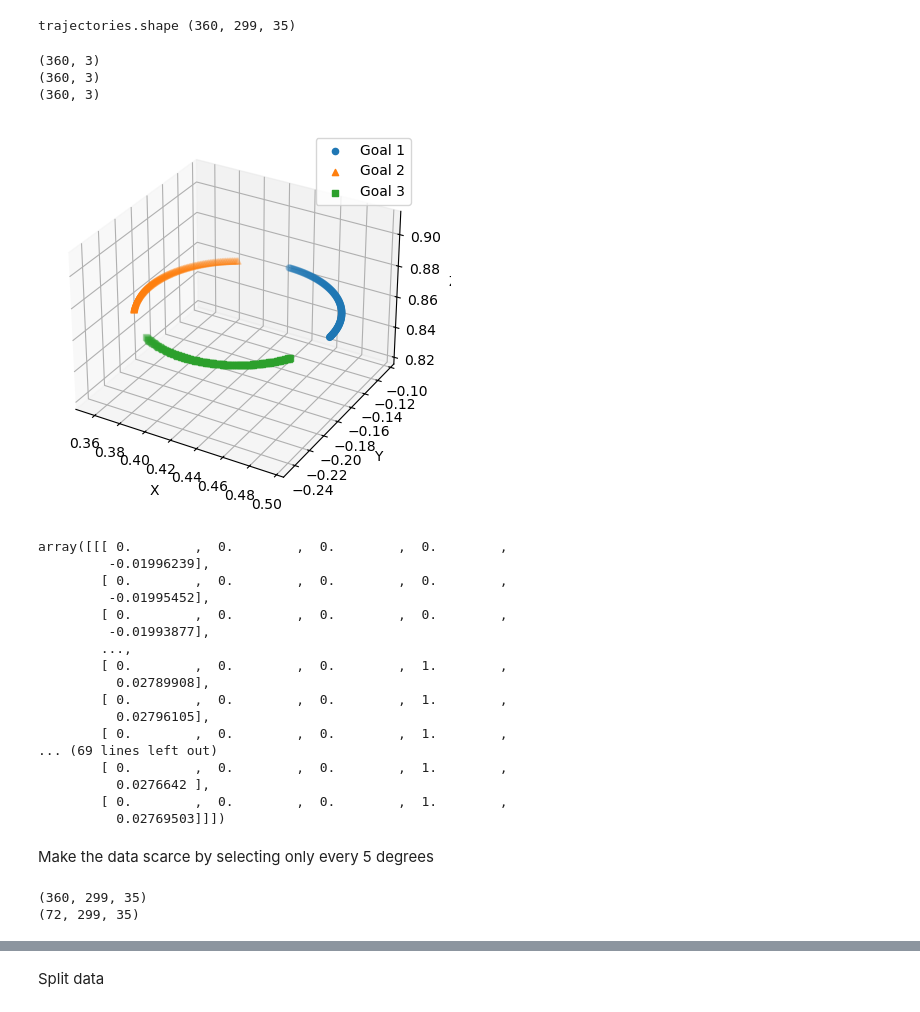
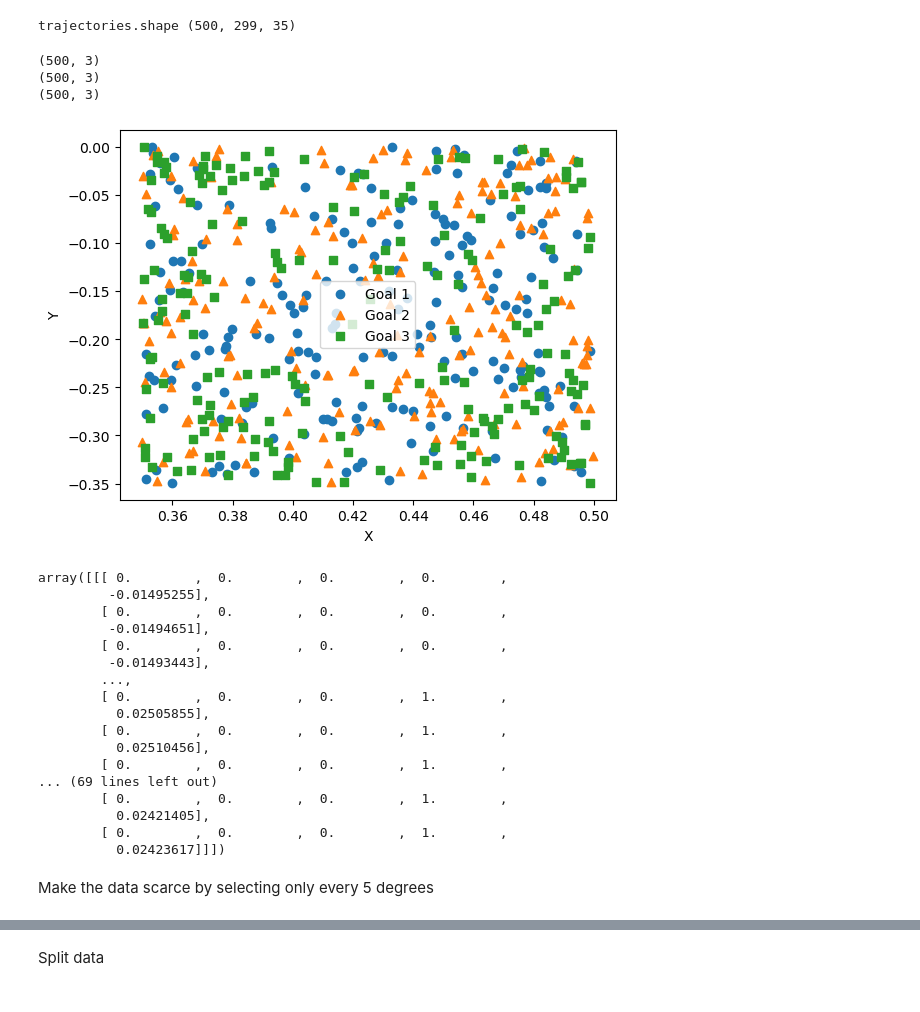
Before and after one commit to arash-mehrabi-z/dnfc-torobo, a Jupyter notebook: feedback_controller/fbc/neural_network/data.ipynb, the cells around one changed output, grey strips where cells are left out. Cells and saved outputs as stored; diff of their text form; code cells hidden in the pictures.

```diff
--- a/feedback_controller/fbc/neural_network/data.ipynb
+++ b/feedback_controller/fbc/neural_network/data.ipynb
@@ -5,13 +5,14 @@ import matplotlib.pyplot as plt
 from mpl_toolkits.mplot3d import Axes3D
 import math
 # %%
-ds_root_dir = "data/torobo/trajs:72_blocks:3" + "_triangle_v_scarce" #"_triangle_portion_v"
+# ds_root_dir = "data/torobo/trajs:72_blocks:3" + "_triangle_v_scarce"
+ds_root_dir = "data/torobo/trajs:500_blocks:3" + "_random"
 file_name = "train_ds.npy" #f"test_0.8.npy"
 data_file_path = os.path.join(ds_root_dir, file_name)
 trajectories = np.load(data_file_path)
 print("trajectories.shape", trajectories.shape)
 # %% [output]
-trajectories.shape (360, 299, 35)
+trajectories.shape (500, 299, 35)
 # %%
 def visualize(data1, data2, data3, idx):
     # Extract x, y, z coordinates for all datasets
@@ -21,66 +22,63 @@ def visualize(data1, data2, data3, idx):
 
     # Create a 3D plot
     fig = plt.figure()
-    ax = fig.add_subplot(111, projection='3d')
+    # ax = fig.add_subplot(111, projection='3d')
 
     # Plot the first trajectory
-    ax.scatter(x1, y1, z1, label='Goal 1', marker='o')
+    plt.scatter(x1, y1, label='Goal 1', marker='o')
 
     # Plot the second trajectory
-    ax.scatter(x2, y2, z2, label='Goal 2', marker='^')
+    plt.scatter(x2, y2, label='Goal 2', marker='^')
 
     # Plot the third trajectory
-    ax.scatter(x3, y3, z3, label='Goal 3', marker='s')
+    plt.scatter(x3, y3, label='Goal 3', marker='s')
 
     # Add labels and legend
-    ax.set_xlabel('X')
-    ax.set_ylabel('Y')
-    ax.set_zlabel('Z')
-    ax.legend()
+    plt.xlabel('X')
+    plt.ylabel('Y')
+    # ax.set_zlabel('Z')
+    plt.legend()
 
     # Show the plot
     plt.show()
 # %%
 data1 = trajectories[:, 0, 15:18]
 print(data1.shape)
 data2 = trajectories[:, 0, 18:21]
 print(data2.shape)
 data3 = trajectories[:, 0, 21:24]
 print(data3.shape)
 
-visualize(data1, data2, data3, idx=90)
+visualize(data1, data2, data3, idx=200)
 # %% [output]
-(360, 3)
-(360, 3)
-(360, 3)
+(500, 3)
+(500, 3)
+(500, 3)
-[figure, old version]
+[figure, new version]
 # %%
 trajectories[:, :, 24:29][:10]
 # %% [output]
 array([[[ 0.        ,  0.        ,  0.        ,  0.        ,
-         -0.01996239],
+         -0.01495255],
         [ 0.        ,  0.        ,  0.        ,  0.        ,
-         -0.01995452],
+         -0.01494651],
         [ 0.        ,  0.        ,  0.        ,  0.        ,
-         -0.01993877],
+         -0.01493443],
         ...,
         [ 0.        ,  0.        ,  0.        ,  1.        ,
-          0.02789908],
+          0.02505855],
         [ 0.        ,  0.        ,  0.        ,  1.        ,
-          0.02796105],
+          0.02510456],
         [ 0.        ,  0.        ,  0.        ,  1.        ,
 ... (69 lines left out)
         [ 0.        ,  0.        ,  0.        ,  1.        ,
-          0.0276642 ],
+          0.02421405],
         [ 0.        ,  0.        ,  0.        ,  1.        ,
-          0.02769503]]])
+          0.02423617]]])
 # %% [markdown]
 Make the data scarce by selecting only every 5 degrees
 # %%
-print(trajectories.shape)
-scarce_trajectories = trajectories[::5, :, :]
-print(scarce_trajectories.shape)
+# print(trajectories.shape)
+# scarce_trajectories = trajectories[::5, :, :]
+# print(scarce_trajectories.shape)
-# %% [output]
-(360, 299, 35)
-(72, 299, 35)
 # %%
```
Also changed, not shown: parts of 15 cells of this notebook, 4 other files.
